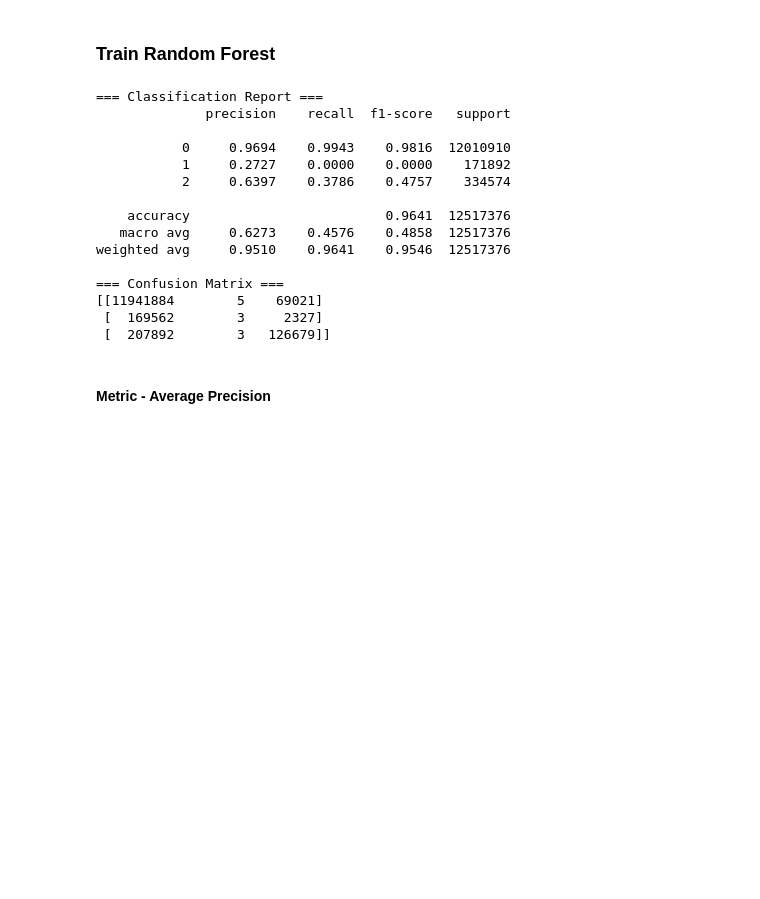
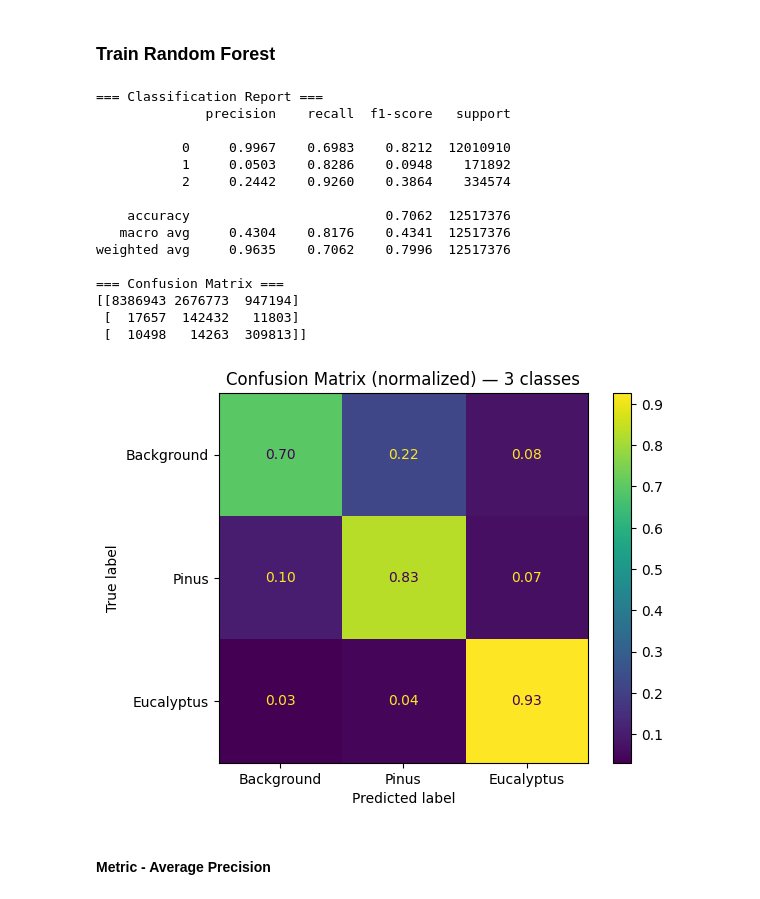
Before and after one commit to wilgomoreira/spotlite, a Jupyter notebook: train_and_test_traditional - 1 - average_precision.ipynb, the cells around one changed output. Cells and saved outputs as stored; diff of their text form; code cells hidden in the pictures; blank space fills up the shorter version.

```diff
--- a/train_and_test_traditional.ipynb
+++ b/train_and_test_traditional - 1 - average_precision.ipynb
@@ -240,44 +219,52 @@ shape of y_test: (12517376,)
 ### Train Random Forest
 # %%
 from sklearn.ensemble import RandomForestClassifier
-from sklearn.metrics import classification_report, confusion_matrix
+from sklearn.metrics import classification_report, ConfusionMatrixDisplay
 
 # ja testei aqui com otimização de hiperparâmetros baysiana, mas deu o mesmo resultado com essa forma simples
 
 clf = RandomForestClassifier(
-    n_estimators=20,    # poucas árvores
-    max_depth=15,       # limita a complexidade
+    n_estimators=20,
+    max_depth=15,
     n_jobs=-1,
+    class_weight='balanced',  # balance classes
     random_state=42
 )
 
-# 3) Treine
 clf.fit(X_train, y_train)
-
-# 4) Preveja e avalie
 y_pred = clf.predict(X_test)
 
 print("=== Classification Report ===")
 print(classification_report(y_test, y_pred, digits=4))
 
 print("=== Confusion Matrix ===")
 print(confusion_matrix(y_test, y_pred))
+
+disp = ConfusionMatrixDisplay.from_predictions(
+    y_test, y_pred,
+    normalize='true',
+    display_labels=['Background','Pinus','Eucalyptus'],
+    values_format='.2f'
+)
+plt.title("Confusion Matrix (normalized) — 3 classes")
+plt.show()
 # %% [output]
 === Classification Report ===
               precision    recall  f1-score   support
 
-           0     0.9694    0.9943    0.9816  12010910
-           1     0.2727    0.0000    0.0000    171892
-           2     0.6397    0.3786    0.4757    334574
+           0     0.9967    0.6983    0.8212  12010910
+           1     0.0503    0.8286    0.0948    171892
+           2     0.2442    0.9260    0.3864    334574
 
-    accuracy                         0.9641  12517376
-   macro avg     0.6273    0.4576    0.4858  12517376
-weighted avg     0.9510    0.9641    0.9546  12517376
+    accuracy                         0.7062  12517376
+   macro avg     0.4304    0.8176    0.4341  12517376
+weighted avg     0.9635    0.7062    0.7996  12517376
 
 === Confusion Matrix ===
-[[11941884        5    69021]
- [  169562        3     2327]
- [  207892        3   126679]]
+[[8386943 2676773  947194]
+ [  17657  142432   11803]
+ [  10498   14263  309813]]
+[figure, added]
 # %% [markdown]
 #### Metric - Average Precision
 # %%
```
Also changed, not shown: parts of 1 cell of this notebook, 5 other files.
